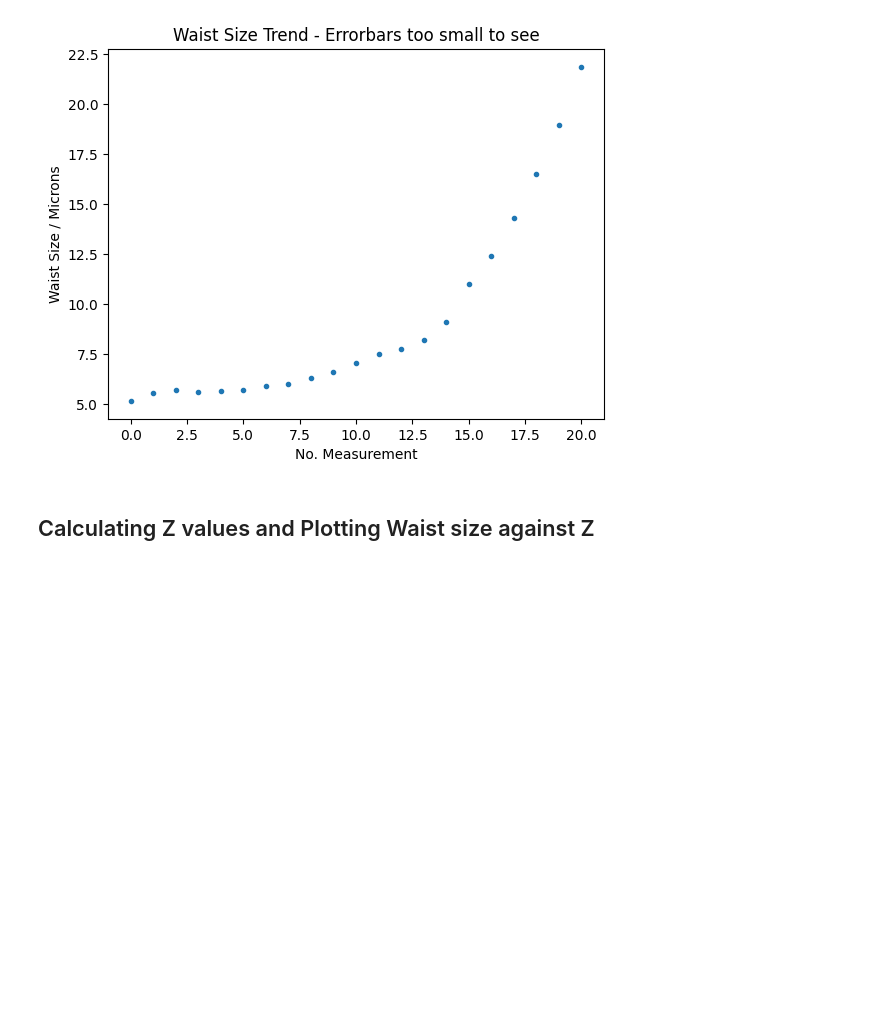
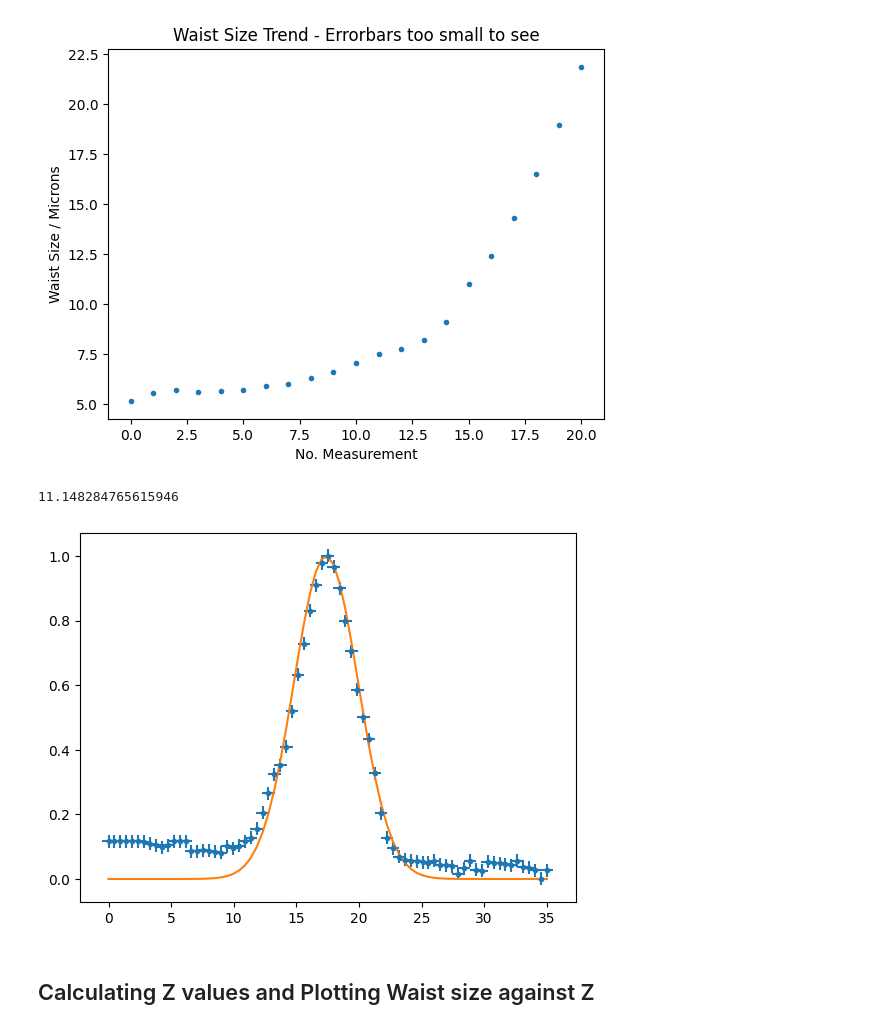
Before and after one commit to akay8/Level4Project, a Jupyter notebook: Cleaved_Fibre.ipynb, the cells around one changed output. Cells and saved outputs as stored; diff of their text form; code cells hidden in the pictures; blank space fills up the shorter version.

```diff
--- a/Cleaved_Fibre.ipynb
+++ b/Cleaved_Fibre.ipynb
@@ -128,6 +128,15 @@ plt.title('Waist Size Trend - Errorbars too small to see')
 # %% [output]
 Text(0.5, 1.0, 'Waist Size Trend - Errorbars too small to see')
 [figure]
+# %%
+ind = 0
+
+plt.errorbar(all_distances[ind],all_amps[ind], xerr=all_distances_errors[ind],yerr=all_amps_errors[ind], linestyle = '', marker = 'o', ms = 3)
+plt.plot(all_distances[ind], Gauss(all_distances[ind], *params_[ind,:]))
+print(chi_red_array[ind])
+# %% [output]
+11.148284765615946
+[figure, added]
 # %% [markdown]
 ## Calculating Z values and Plotting Waist size against Z
 # %%
```
Also changed, not shown: parts of 2 cells of this notebook.
